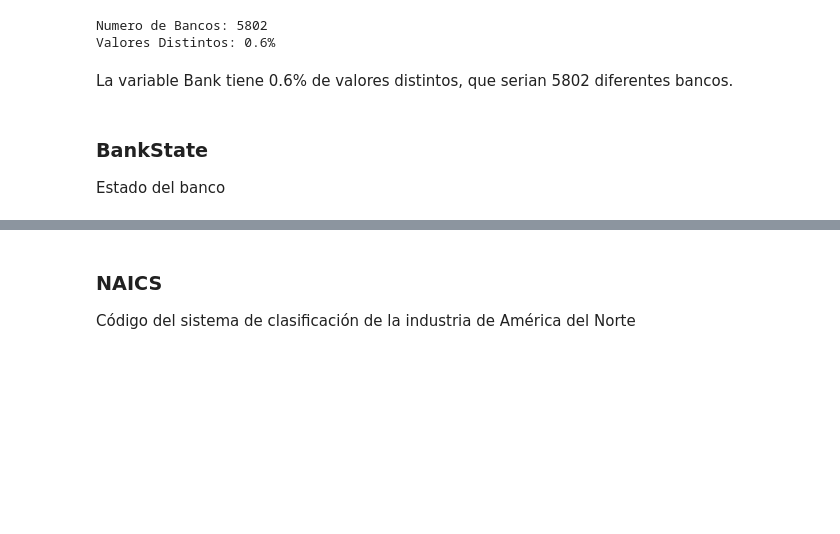
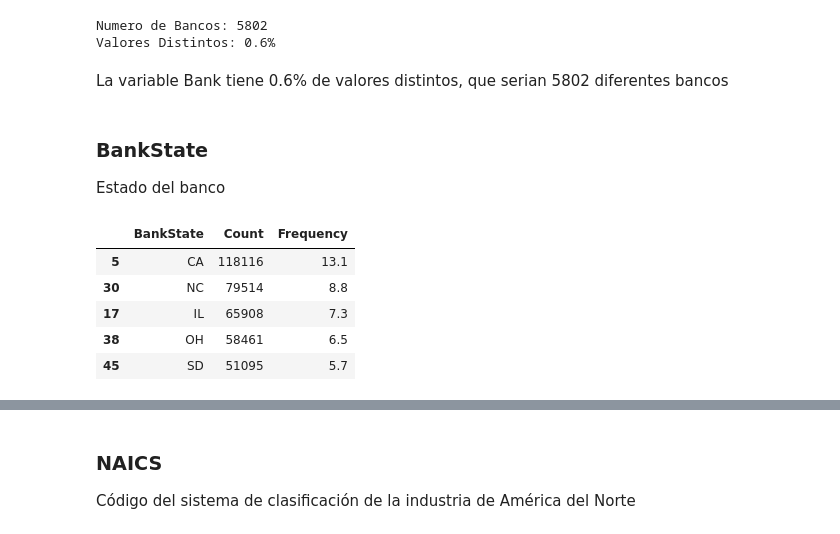
Before and after one commit to Ly-Ax/TFMasterIA, a Jupyter notebook: notebooks/data_exploration.ipynb, the cells around one changed output, grey strips where cells are left out. Cells and saved outputs as stored; diff of their text form; code cells hidden in the pictures; blank space fills up the shorter version.

```diff
--- a/notebooks/data_exploration.ipynb
+++ b/notebooks/data_exploration.ipynb
@@ -214,7 +215,20 @@ print(f"Valores Distintos: {round(pvar * 100, 1)}%")
 Numero de Bancos: 5802
 Valores Distintos: 0.6%
 # %% [markdown]
-La variable Bank tiene 0.6% de valores distintos, que serian 5802 diferentes bancos.
+La variable Bank tiene 0.6% de valores distintos, que serian 5802 diferentes bancos
 # %% [markdown]
 ### BankState
 Estado del banco
+# %%
+df_bs1 = df.groupby("BankState")["LoanNr_ChkDgt"].count()
+df_bs1 = pd.DataFrame(df_bs1).reset_index()
+df_bs1 = df_bs1.rename(columns={"LoanNr_ChkDgt":"Count"})
+df_bs1["Frequency"] = round((df_bs1["Count"] / df.shape[0]) * 100, 1)
+df_bs1.sort_values("Count", ascending=False).head(5)
+# %% [output]
+|  | BankState | Count | Frequency |
+| 5 | CA | 118116 | 13.1 |
+| 30 | NC | 79514 | 8.8 |
+| 17 | IL | 65908 | 7.3 |
+| 38 | OH | 58461 | 6.5 |
+| 45 | SD | 51095 | 5.7 |
```
Also changed, not shown: parts of 14 cells of this notebook, 2 other files.
